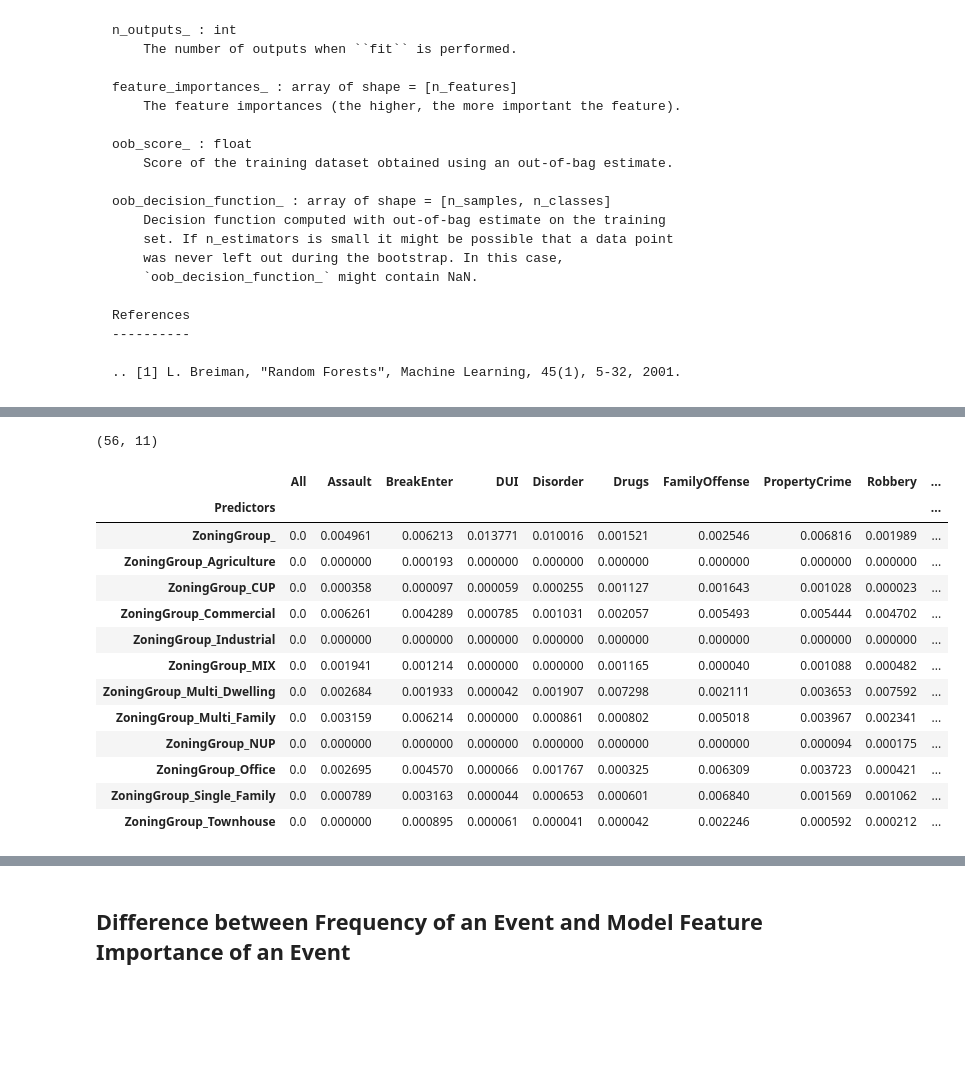
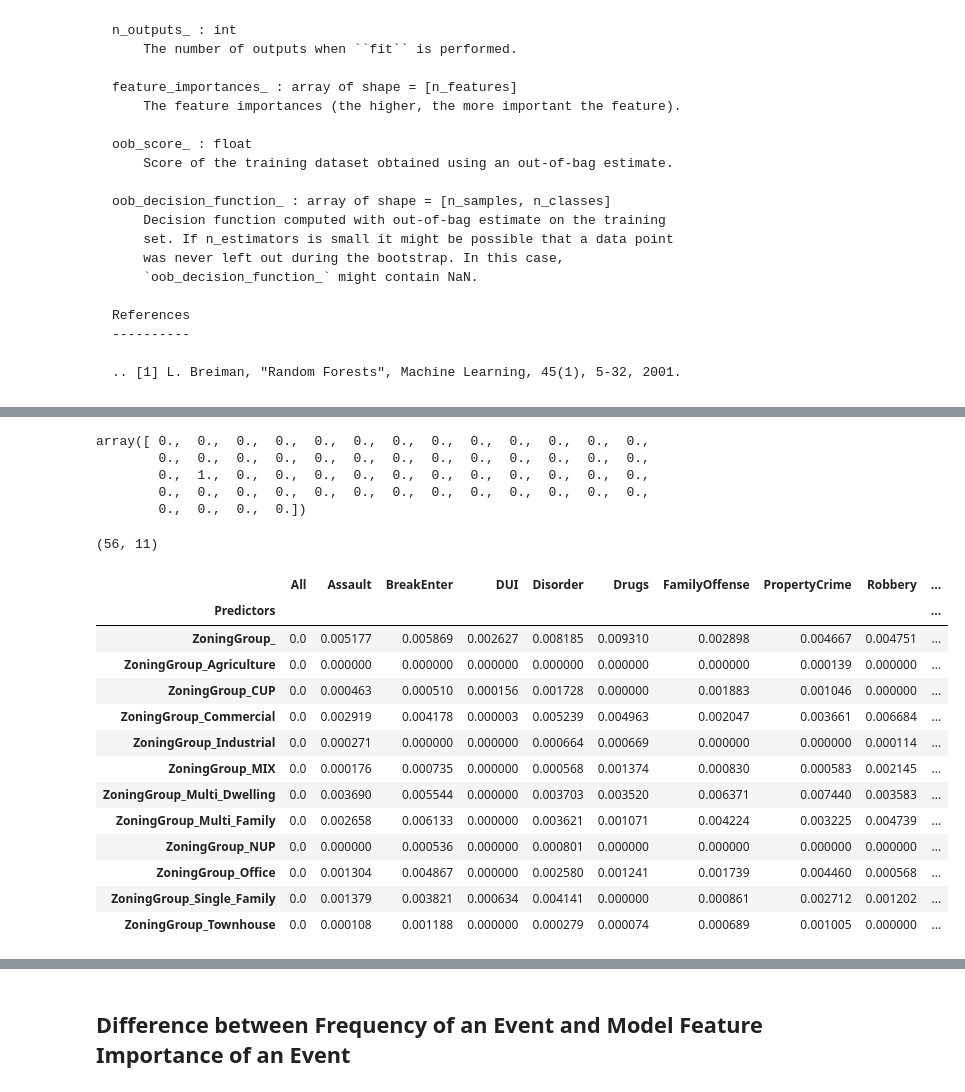
Before and after one commit to akell47/DataSciCourse, a Jupyter notebook: projects/DPD_Project/Incidents_Model.ipynb, the cells around one changed output, grey strips where cells are left out. Cells and saved outputs as stored; diff of their text form; code cells hidden in the pictures; blank space fills up the shorter version.

```diff
--- a/projects/DPD_Project/Incidents_Model.ipynb
+++ b/projects/DPD_Project/Incidents_Model.ipynb
@@ -1033,22 +1040,31 @@ FIRFdf
+# %%
+FI
+# %% [output]
+array([ 0.,  0.,  0.,  0.,  0.,  0.,  0.,  0.,  0.,  0.,  0.,  0.,  0.,
+        0.,  0.,  0.,  0.,  0.,  0.,  0.,  0.,  0.,  0.,  0.,  0.,  0.,
+        0.,  1.,  0.,  0.,  0.,  0.,  0.,  0.,  0.,  0.,  0.,  0.,  0.,
+        0.,  0.,  0.,  0.,  0.,  0.,  0.,  0.,  0.,  0.,  0.,  0.,  0.,
+        0.,  0.,  0.,  0.])
 # %%
 FIRFdf.shape
 # %% [output]
 (56, 11)
-# %%
-ZoneSection = FIRFdf.iloc[44:56]
-ZoneSection
-# %% [output]
-|  | All | Assault | BreakEnter | DUI | Disorder | Drugs | FamilyOffense | PropertyCrime | Robbery | ... |
-| Predictors |  |  |  |  |  |  |  |  |  | ... |
-| ZoningGroup_ | 0.0 | 0.004961 | 0.006213 | 0.013771 | 0.010016 | 0.001521 | 0.002546 | 0.006816 | 0.001989 | ... |
-| ZoningGroup_Agriculture | 0.0 | 0.000000 | 0.000193 | 0.000000 | 0.000000 | 0.000000 | 0.000000 | 0.000000 | 0.000000 | ... |
-| ZoningGroup_CUP | 0.0 | 0.000358 | 0.000097 | 0.000059 | 0.000255 | 0.001127 | 0.001643 | 0.001028 | 0.000023 | ... |
-| ZoningGroup_Commercial | 0.0 | 0.006261 | 0.004289 | 0.000785 | 0.001031 | 0.002057 | 0.005493 | 0.005444 | 0.004702 | ... |
-| ZoningGroup_Industrial | 0.0 | 0.000000 | 0.000000 | 0.000000 | 0.000000 | 0.000000 | 0.000000 | 0.000000 | 0.000000 | ... |
-| ZoningGroup_MIX | 0.0 | 0.001941 | 0.001214 | 0.000000 | 0.000000 | 0.001165 | 0.000040 | 0.001088 | 0.000482 | ... |
-| ZoningGroup_Multi_Dwelling | 0.0 | 0.002684 | 0.001933 | 0.000042 | 0.001907 | 0.007298 | 0.002111 | 0.003653 | 0.007592 | ... |
-| ZoningGroup_Multi_Family | 0.0 | 0.003159 | 0.006214 | 0.000000 | 0.000861 | 0.000802 | 0.005018 | 0.003967 | 0.002341 | ... |
-| ZoningGroup_NUP | 0.0 | 0.000000 | 0.000000 | 0.000000 | 0.000000 | 0.000000 | 0.000000 | 0.000094 | 0.000175 | ... |
-| ZoningGroup_Office | 0.0 | 0.002695 | 0.004570 | 0.000066 | 0.001767 | 0.000325 | 0.006309 | 0.003723 | 0.000421 | ... |
-| ZoningGroup_Single_Family | 0.0 | 0.000789 | 0.003163 | 0.000044 | 0.000653 | 0.000601 | 0.006840 | 0.001569 | 0.001062 | ... |
-| ZoningGroup_Townhouse | 0.0 | 0.000000 | 0.000895 | 0.000061 | 0.000041 | 0.000042 | 0.002246 | 0.000592 | 0.000212 | ... |
+# %%
+ZoneSectionRF = FIRFdf.iloc[44:56]
+ZoneSectionRF
+# Zoning Section from Random Forest Model
+# %% [output]
+|  | All | Assault | BreakEnter | DUI | Disorder | Drugs | FamilyOffense | PropertyCrime | Robbery | ... |
+| Predictors |  |  |  |  |  |  |  |  |  | ... |
+| ZoningGroup_ | 0.0 | 0.005177 | 0.005869 | 0.002627 | 0.008185 | 0.009310 | 0.002898 | 0.004667 | 0.004751 | ... |
+| ZoningGroup_Agriculture | 0.0 | 0.000000 | 0.000000 | 0.000000 | 0.000000 | 0.000000 | 0.000000 | 0.000139 | 0.000000 | ... |
+| ZoningGroup_CUP | 0.0 | 0.000463 | 0.000510 | 0.000156 | 0.001728 | 0.000000 | 0.001883 | 0.001046 | 0.000000 | ... |
+| ZoningGroup_Commercial | 0.0 | 0.002919 | 0.004178 | 0.000003 | 0.005239 | 0.004963 | 0.002047 | 0.003661 | 0.006684 | ... |
+| ZoningGroup_Industrial | 0.0 | 0.000271 | 0.000000 | 0.000000 | 0.000664 | 0.000669 | 0.000000 | 0.000000 | 0.000114 | ... |
+| ZoningGroup_MIX | 0.0 | 0.000176 | 0.000735 | 0.000000 | 0.000568 | 0.001374 | 0.000830 | 0.000583 | 0.002145 | ... |
+| ZoningGroup_Multi_Dwelling | 0.0 | 0.003690 | 0.005544 | 0.000000 | 0.003703 | 0.003520 | 0.006371 | 0.007440 | 0.003583 | ... |
+| ZoningGroup_Multi_Family | 0.0 | 0.002658 | 0.006133 | 0.000000 | 0.003621 | 0.001071 | 0.004224 | 0.003225 | 0.004739 | ... |
+| ZoningGroup_NUP | 0.0 | 0.000000 | 0.000536 | 0.000000 | 0.000801 | 0.000000 | 0.000000 | 0.000000 | 0.000000 | ... |
+| ZoningGroup_Office | 0.0 | 0.001304 | 0.004867 | 0.000000 | 0.002580 | 0.001241 | 0.001739 | 0.004460 | 0.000568 | ... |
+| ZoningGroup_Single_Family | 0.0 | 0.001379 | 0.003821 | 0.000634 | 0.004141 | 0.000000 | 0.000861 | 0.002712 | 0.001202 | ... |
+| ZoningGroup_Townhouse | 0.0 | 0.000108 | 0.001188 | 0.000000 | 0.000279 | 0.000074 | 0.000689 | 0.001005 | 0.000000 | ... |
```
Also changed, not shown: parts of 32 cells of this notebook, 2 other files.
